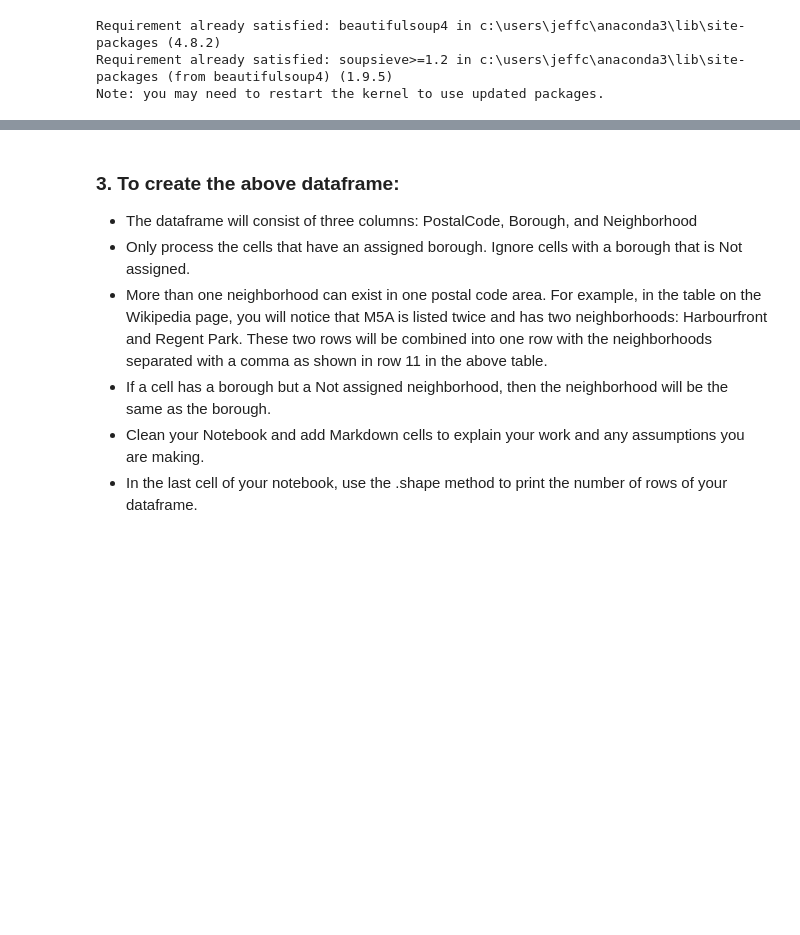
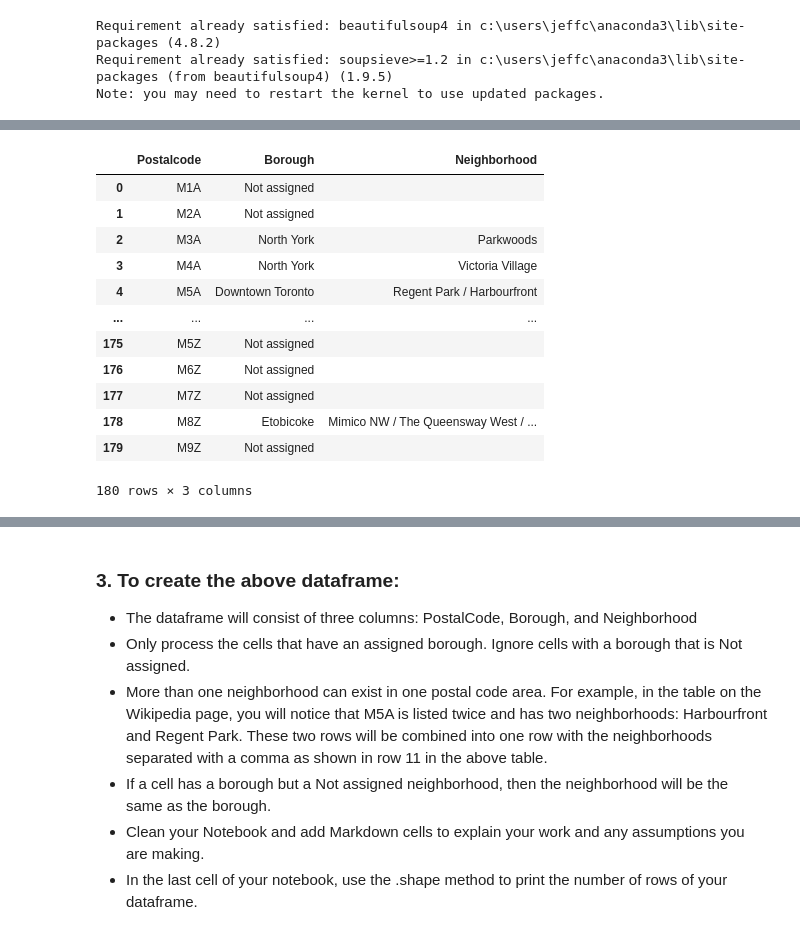
Before and after one commit to jeff-mos-def/Coursera_Capstone, a Jupyter notebook: Applied Data Science Capstone/Week 3/Peer graded Assignment, Segmenting and Clustering Neighborhoods in Toronto.ipynb, the cells around one changed output, grey strips where cells are left out. Saved outputs shown, nothing was run; the diff lists cells and outputs as text; code cells hidden in the pictures; blank space fills up the shorter version.

```diff
--- a/Applied Data Science Capstone/Week 3/Peer graded Assignment, Segmenting and Clustering Neighborhoods in Toronto.ipynb
+++ b/Applied Data Science Capstone/Week 3/Peer graded Assignment, Segmenting and Clustering Neighborhoods in Toronto.ipynb
@@ -40,32 +45,0 @@ toronto = pd.DataFrame(columns = column_names)
-# %%
-content = Canada_data.find('div', class_='mw-parser-output')
-table = content.table.tbody
-postcode = 0
-borough = 0
-neighborhood = 0
-
-for tr in table.find_all('tr'):
-    i = 0
-    for td in tr.find_all('td'):
-        if i == 0:
-            postcode = td.text
-            i = i + 1
-        elif i == 1:
-            borough = td.text
-            i = i + 1
-        elif i == 2:
-            neighborhood = td.text.strip('\n').replace(']','')
-    toronto = toronto.append({'Postalcode': postcode,'Borough': borough,'Neighborhood': neighborhood},ignore_index=True)
-
-# clean dataframe
-toronto = toronto[toronto.Borough!='Not assigned']
-toronto = toronto[toronto.Borough!= 0]
-toronto.reset_index(drop = True, inplace = True)
-i = 0
-for i in range(0,toronto.shape[0]):
-    if toronto.iloc[i][2] == 'Not assigned':
-        toronto.iloc[i][2] = toronto.iloc[i][1]
-        i = i+1
-
-df = toronto.groupby(['Postalcode','Borough'])['Neighborhood'].apply(', '.join).reset_index()
-df.head()
@@ -78,0 +67,9 @@ df.head()
+# %%
+#Placed data into dataframe
+for tr_cell in Canada_data.find_all('tr'):
+    row_data=[]
+    for td_cell in tr_cell.find_all('td'):
+        row_data.append(td_cell.text.strip())
+    if len(row_data)==3:
+        toronto.loc[len(toronto)] = row_data
+toronto.head()
@@ -78,0 +83,17 @@ df.head()
+# %%
+#Removed Neighborhoods that aren't assigned
+toronto[toronto.Neighborhood != 'Not assigned']
+# %% [output]
+|  | Postalcode | Borough | Neighborhood |
+| 0 | M1A | Not assigned |  |
+| 1 | M2A | Not assigned |  |
+| 2 | M3A | North York | Parkwoods |
+| 3 | M4A | North York | Victoria Village |
+| 4 | M5A | Downtown Toronto | Regent Park / Harbourfront |
+| ... | ... | ... | ... |
+| 175 | M5Z | Not assigned |  |
+| 176 | M6Z | Not assigned |  |
+| 177 | M7Z | Not assigned |  |
+| 178 | M8Z | Etobicoke | Mimico NW / The Queensway West / ... |
+| 179 | M9Z | Not assigned |  |
+180 rows × 3 columns
```
Also changed, not shown: parts of 33 cells of this notebook.
